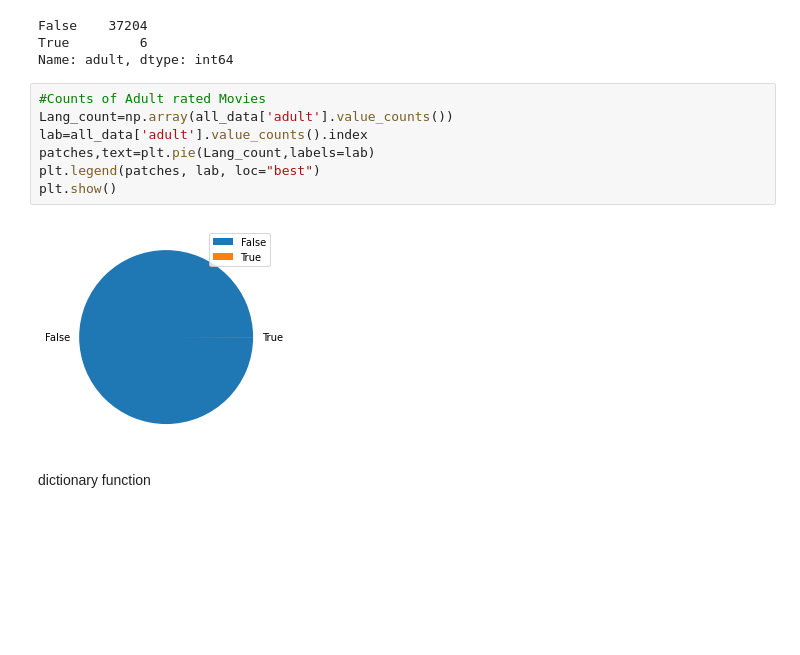
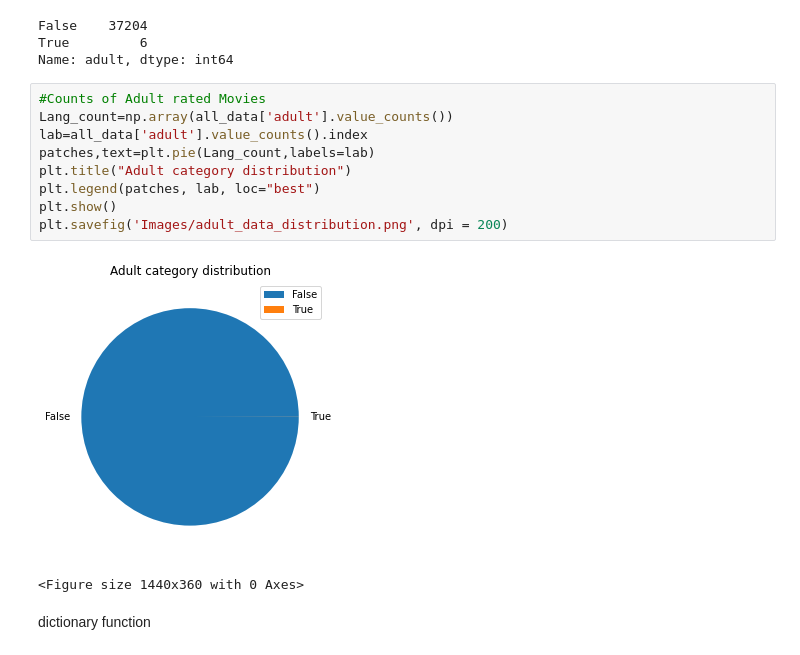
Before and after one commit to PritishWadhwa/IMDb-Movie-Rating-Predictor, a Jupyter notebook: Movies_Rating_Prediction.ipynb, the cells around one changed output. Drawn from its saved outputs; the diff is of its cells as text; blank space fills up the shorter version.

```diff
--- a/Movies_Rating_Prediction.ipynb
+++ b/Movies_Rating_Prediction.ipynb
@@ -236,12 +240,15 @@ Name: adult, dtype: int64
 # %%
 #Counts of Adult rated Movies
 Lang_count=np.array(all_data['adult'].value_counts())
 lab=all_data['adult'].value_counts().index
 patches,text=plt.pie(Lang_count,labels=lab)
+plt.title("Adult category distribution")
 plt.legend(patches, lab, loc="best")
 plt.show()
+plt.savefig('Images/adult_data_distribution.png', dpi = 200)
 # %% [output]
-[figure, old version]
+[figure, new version]
+<Figure size 1440x360 with 0 Axes>
 # %% [markdown]
  dictionary  function
 # %%
```
Also changed, not shown: parts of 20 cells of this notebook, 18 other files.
